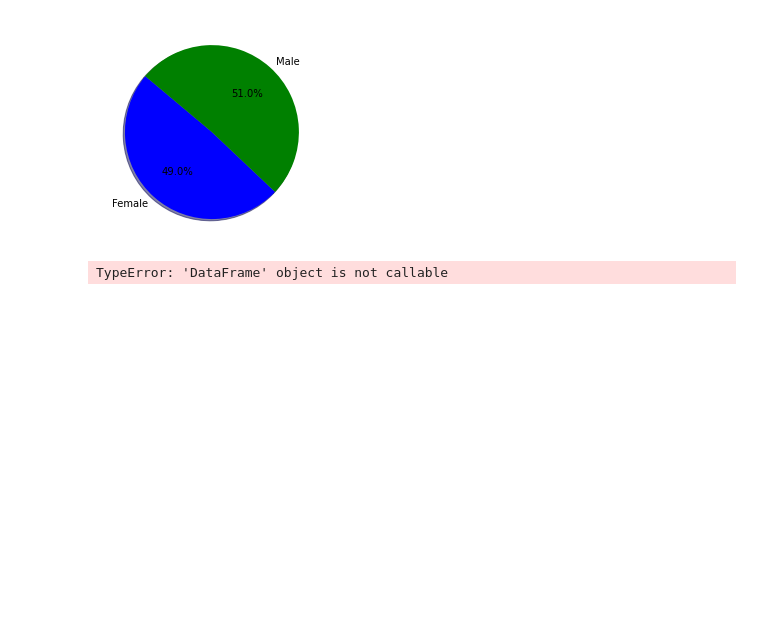
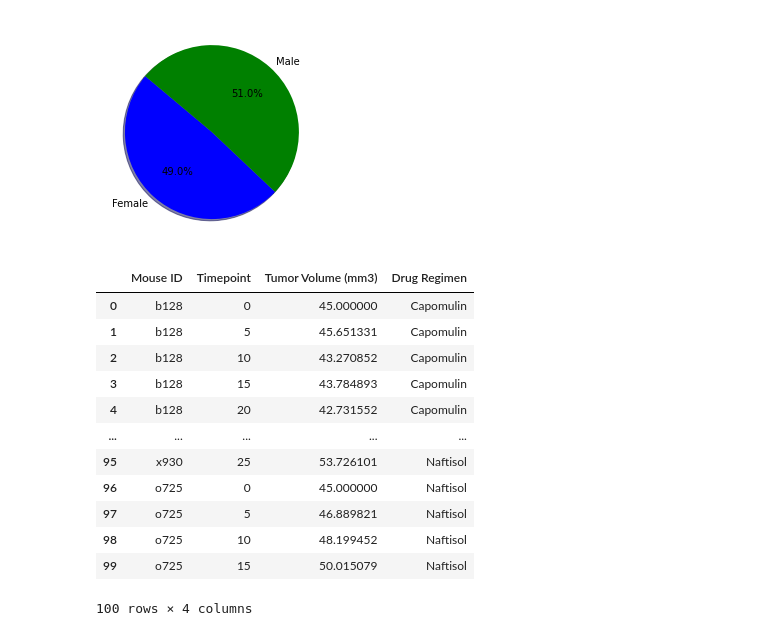
Before and after one commit to mel-c-lowe/MatPlotLib_Homework_05, a Jupyter notebook: Pymaceuticals.ipynb, the cells around one changed output. Drawn from its saved outputs; the diff is of its cells as text; code cells hidden in the pictures; blank space fills up the shorter version.

```diff
--- a/Pymaceuticals.ipynb
+++ b/Pymaceuticals.ipynb
@@ -259,8 +271,25 @@ plt.pie(gender_counts, labels=pie_labels, colors=colors,
 # %%
 # Calculate final tumor volume for mice receiving
 # Capomulin, Ramicane, Infubinol, and Ceftamin
 # Make a dataframe with just the four wanted drugs, timepoints, and tumor volume
-reduced_data = cleaned_master.df("Mouse ID", "Timepoint", "Tumor Volume (mm3)", "Drug Regimen")
-reduced_data
+reduced_data = cleaned_master[["Mouse ID", "Timepoint", "Tumor Volume (mm3)", "Drug Regimen"]]
+reduced_data.head(100)
+# Ok, drug differentiation worked.  Guess I just needed to reset the kernel
+
+# # reduced_data.groupby("Drug Regimen").count()
+# # cleaned_master
+# list(cleaned_master["Drug Regimen"])
 # %% [output]
+|  | Mouse ID | Timepoint | Tumor Volume (mm3) | Drug Regimen |
+| 0 | b128 | 0 | 45.000000 | Capomulin |
+| 1 | b128 | 5 | 45.651331 | Capomulin |
+| 2 | b128 | 10 | 43.270852 | Capomulin |
+| 3 | b128 | 15 | 43.784893 | Capomulin |
+| 4 | b128 | 20 | 42.731552 | Capomulin |
+| ... | ... | ... | ... | ... |
+| 95 | x930 | 25 | 53.726101 | Naftisol |
+| 96 | o725 | 0 | 45.000000 | Naftisol |
+| 97 | o725 | 5 | 46.889821 | Naftisol |
+| 98 | o725 | 10 | 48.199452 | Naftisol |
+| 99 | o725 | 15 | 50.015079 | Naftisol |
-TypeError: 'DataFrame' object is not callable
+100 rows × 4 columns
```
Also changed, not shown: parts of 4 cells of this notebook.
